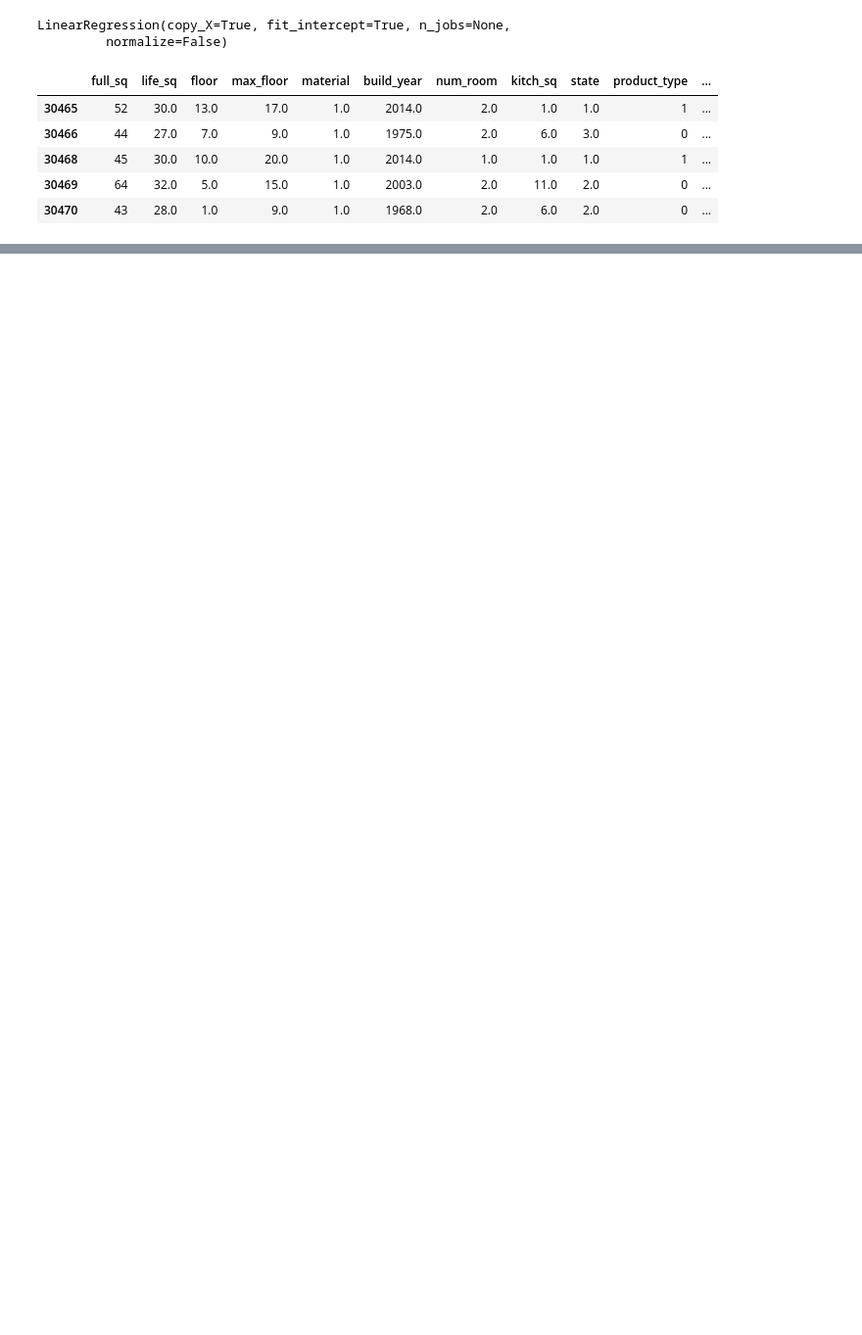
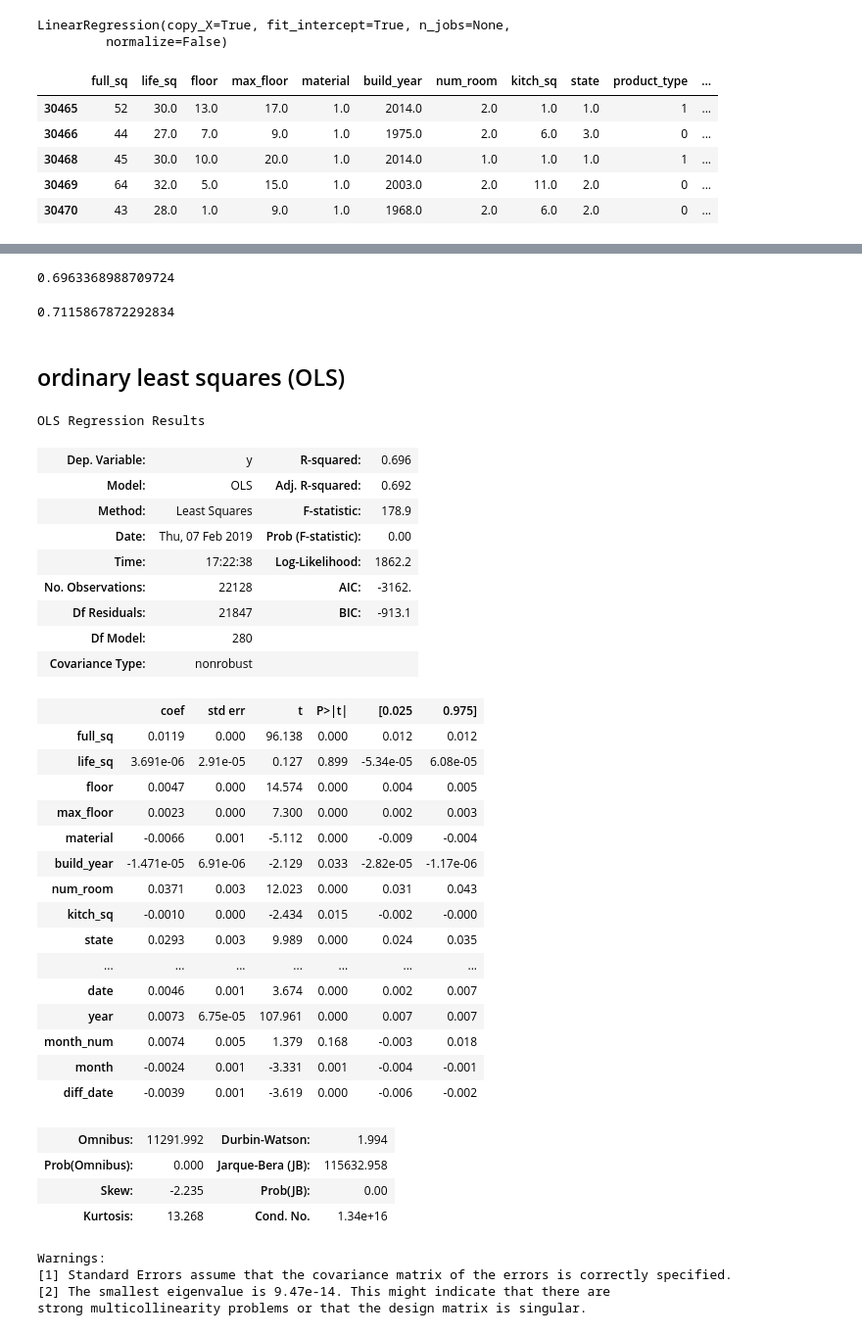
Before and after one commit to quedogf94/Spring2019_Project1, a Jupyter notebook: Goal_1.ipynb, the cells around one changed output, grey strips where cells are left out. Shown at 98% size. Cells and saved outputs as stored; diff of their text form; code cells hidden in the pictures; blank space fills up the shorter version.

```diff
--- a/Goal_1.ipynb
+++ b/Goal_1.ipynb
@@ -371,0 +380,3 @@ metrics.r2_score(train_y,pred)
+# %%
+from sklearn.model_selection import train_test_split
+xTrain, xTest, yTrain, yTest = train_test_split(train_X, train_y, test_size = 0.2, random_state = 0)
@@ -371,0 +387,63 @@ metrics.r2_score(train_y,pred)
+# %%
+reg.fit(xTrain,yTrain)
+pred=reg.predict(xTrain)
+metrics.r2_score(yTrain,pred)
+# %% [output]
+0.6963368988709724
+# %%
+reg.fit(xTest,yTest)
+pred=reg.predict(xTest)
+metrics.r2_score(yTest,pred)
+# %% [output]
+0.7115867872292834
+# %% [markdown]
+## ordinary least squares (OLS)
+# %%
+## Without a constant
+
+import statsmodels.api as sm
+
+X = xTrain
+y = yTrain
+
+# Note the difference in argument order
+model = sm.OLS(y, X).fit()
+predictions = model.predict(X) # make the predictions by the model
+
+# Print out the statistics
+model.summary()
+# %% [output]
+OLS Regression Results
+| Dep. Variable: | y | R-squared: | 0.696 |
+| Model: | OLS | Adj. R-squared: | 0.692 |
+| Method: | Least Squares | F-statistic: | 178.9 |
+| Date: | Thu, 07 Feb 2019 | Prob (F-statistic): | 0.00 |
+| Time: | 17:22:38 | Log-Likelihood: | 1862.2 |
+| No. Observations: | 22128 | AIC: | -3162. |
+| Df Residuals: | 21847 | BIC: | -913.1 |
+| Df Model: | 280 |  |  |
+| Covariance Type: | nonrobust |  |  |
+|  | coef | std err | t | P>|t| | [0.025 | 0.975] |
+| full_sq | 0.0119 | 0.000 | 96.138 | 0.000 | 0.012 | 0.012 |
+| life_sq | 3.691e-06 | 2.91e-05 | 0.127 | 0.899 | -5.34e-05 | 6.08e-05 |
+| floor | 0.0047 | 0.000 | 14.574 | 0.000 | 0.004 | 0.005 |
+| max_floor | 0.0023 | 0.000 | 7.300 | 0.000 | 0.002 | 0.003 |
+| material | -0.0066 | 0.001 | -5.112 | 0.000 | -0.009 | -0.004 |
+| build_year | -1.471e-05 | 6.91e-06 | -2.129 | 0.033 | -2.82e-05 | -1.17e-06 |
+| num_room | 0.0371 | 0.003 | 12.023 | 0.000 | 0.031 | 0.043 |
+| kitch_sq | -0.0010 | 0.000 | -2.434 | 0.015 | -0.002 | -0.000 |
+| state | 0.0293 | 0.003 | 9.989 | 0.000 | 0.024 | 0.035 |
+| ... | ... | ... | ... | ... | ... | ... |
+| date | 0.0046 | 0.001 | 3.674 | 0.000 | 0.002 | 0.007 |
+| year | 0.0073 | 6.75e-05 | 107.961 | 0.000 | 0.007 | 0.007 |
+| month_num | 0.0074 | 0.005 | 1.379 | 0.168 | -0.003 | 0.018 |
+| month | -0.0024 | 0.001 | -3.331 | 0.001 | -0.004 | -0.001 |
+| diff_date | -0.0039 | 0.001 | -3.619 | 0.000 | -0.006 | -0.002 |
+| Omnibus: | 11291.992 | Durbin-Watson: | 1.994 |
+| Prob(Omnibus): | 0.000 | Jarque-Bera (JB): | 115632.958 |
+| Skew: | -2.235 | Prob(JB): | 0.00 |
+| Kurtosis: | 13.268 | Cond. No. | 1.34e+16 |
+Warnings:
+[1] Standard Errors assume that the covariance matrix of the errors is correctly specified.
+[2] The smallest eigenvalue is 9.47e-14. This might indicate that there are
+strong multicollinearity problems or that the design matrix is singular.
```
Also changed, not shown: parts of 21 cells of this notebook.
